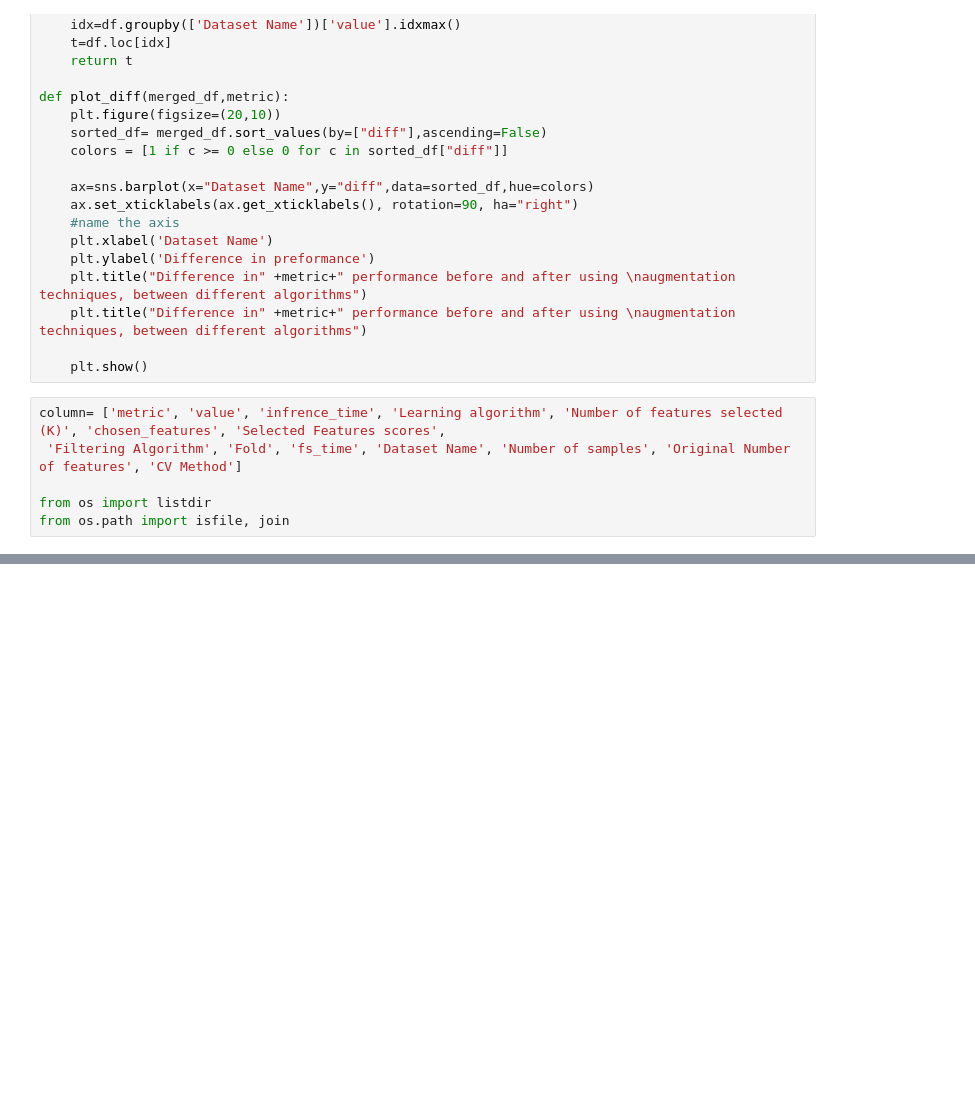
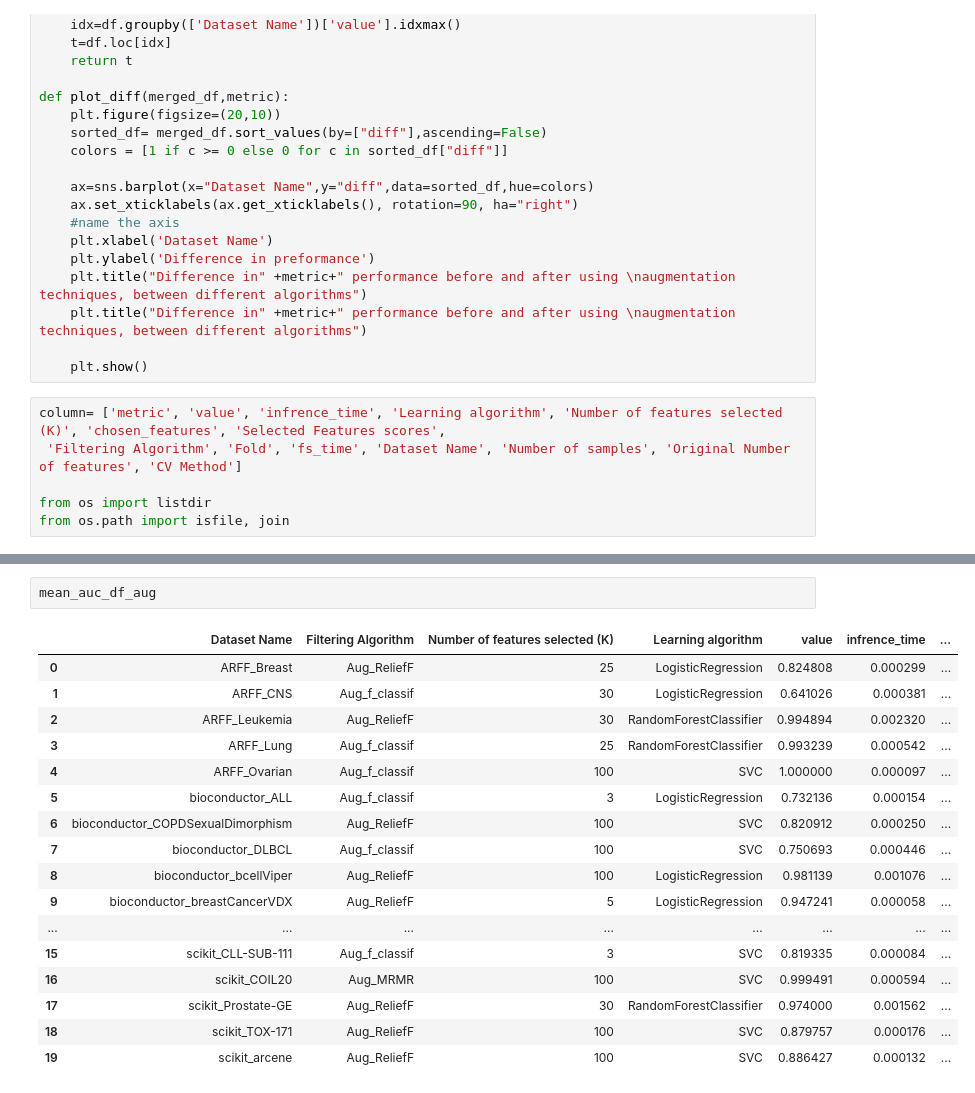
Before and after one commit to daniel-izmaylov/feature-selection-comparison-study, a Jupyter notebook: utlis/result_augmentation.ipynb, the cells around one changed output, grey strips where cells are left out. Cells and saved outputs as stored; diff of their text form; blank space fills up the shorter version.

```diff
--- a/utlis/result_augmentation.ipynb
+++ b/utlis/result_augmentation.ipynb
@@ -63,0 +82,20 @@ for metric in ['accuracy', 'MCC', 'AUC', 'PR-AUC']:
+# %%
+mean_auc_df_aug
+# %% [output]
+|  | Dataset Name | Filtering Algorithm | Number of features selected (K) | Learning algorithm | value | infrence_time | ... |
+| 0 | ARFF_Breast | Aug_ReliefF | 25 | LogisticRegression | 0.824808 | 0.000299 | ... |
+| 1 | ARFF_CNS | Aug_f_classif | 30 | LogisticRegression | 0.641026 | 0.000381 | ... |
+| 2 | ARFF_Leukemia | Aug_ReliefF | 30 | RandomForestClassifier | 0.994894 | 0.002320 | ... |
+| 3 | ARFF_Lung | Aug_f_classif | 25 | RandomForestClassifier | 0.993239 | 0.000542 | ... |
+| 4 | ARFF_Ovarian | Aug_f_classif | 100 | SVC | 1.000000 | 0.000097 | ... |
+| 5 | bioconductor_ALL | Aug_f_classif | 3 | LogisticRegression | 0.732136 | 0.000154 | ... |
+| 6 | bioconductor_COPDSexualDimorphism | Aug_ReliefF | 100 | SVC | 0.820912 | 0.000250 | ... |
+| 7 | bioconductor_DLBCL | Aug_f_classif | 100 | SVC | 0.750693 | 0.000446 | ... |
+| 8 | bioconductor_bcellViper | Aug_ReliefF | 100 | LogisticRegression | 0.981139 | 0.001076 | ... |
+| 9 | bioconductor_breastCancerVDX | Aug_ReliefF | 5 | LogisticRegression | 0.947241 | 0.000058 | ... |
+| ... | ... | ... | ... | ... | ... | ... | ... |
+| 15 | scikit_CLL-SUB-111 | Aug_f_classif | 3 | SVC | 0.819335 | 0.000084 | ... |
+| 16 | scikit_COIL20 | Aug_MRMR | 100 | SVC | 0.999491 | 0.000594 | ... |
+| 17 | scikit_Prostate-GE | Aug_ReliefF | 30 | RandomForestClassifier | 0.974000 | 0.001562 | ... |
+| 18 | scikit_TOX-171 | Aug_ReliefF | 100 | SVC | 0.879757 | 0.000176 | ... |
+| 19 | scikit_arcene | Aug_ReliefF | 100 | SVC | 0.886427 | 0.000132 | ... |
```
Also changed, not shown: parts of 2 cells of this notebook, 5 other files.
